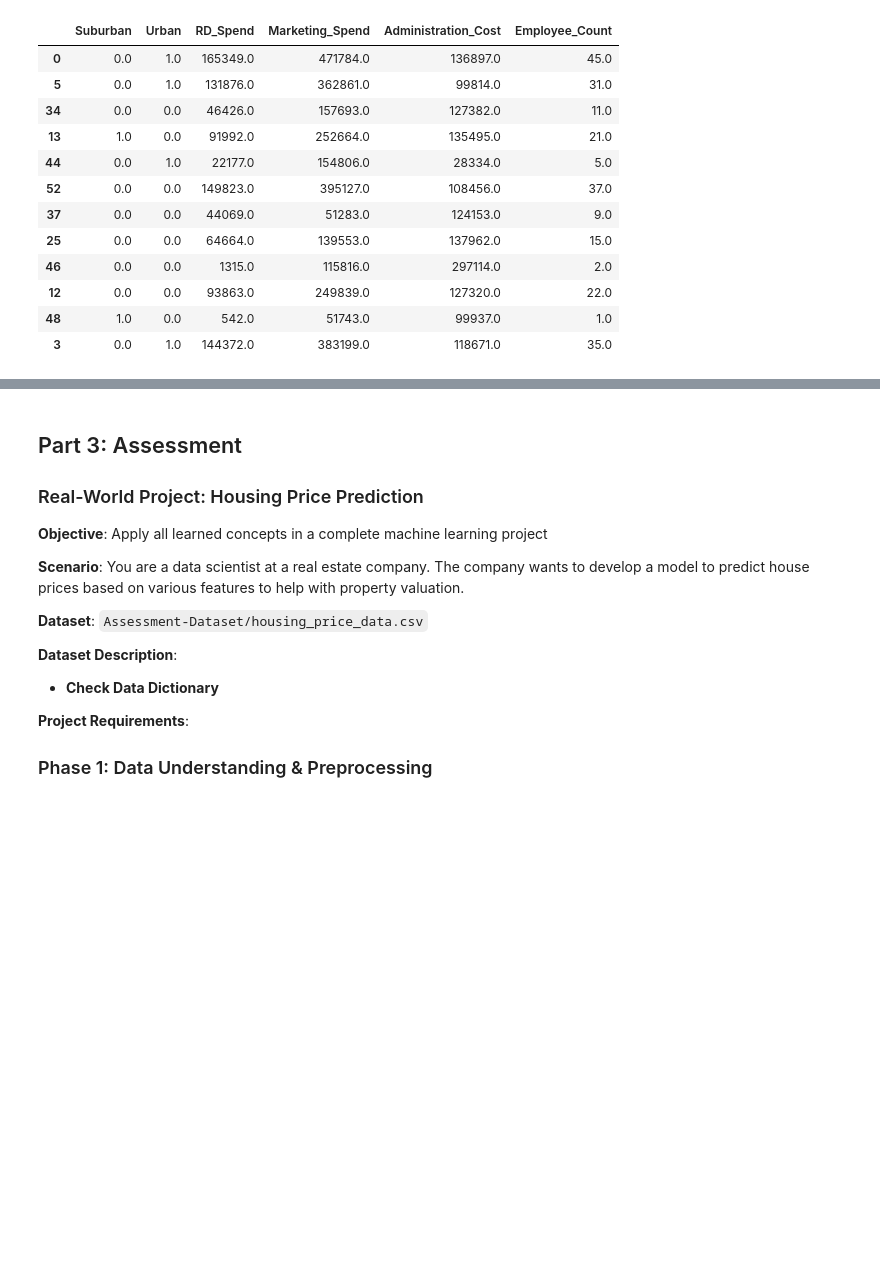
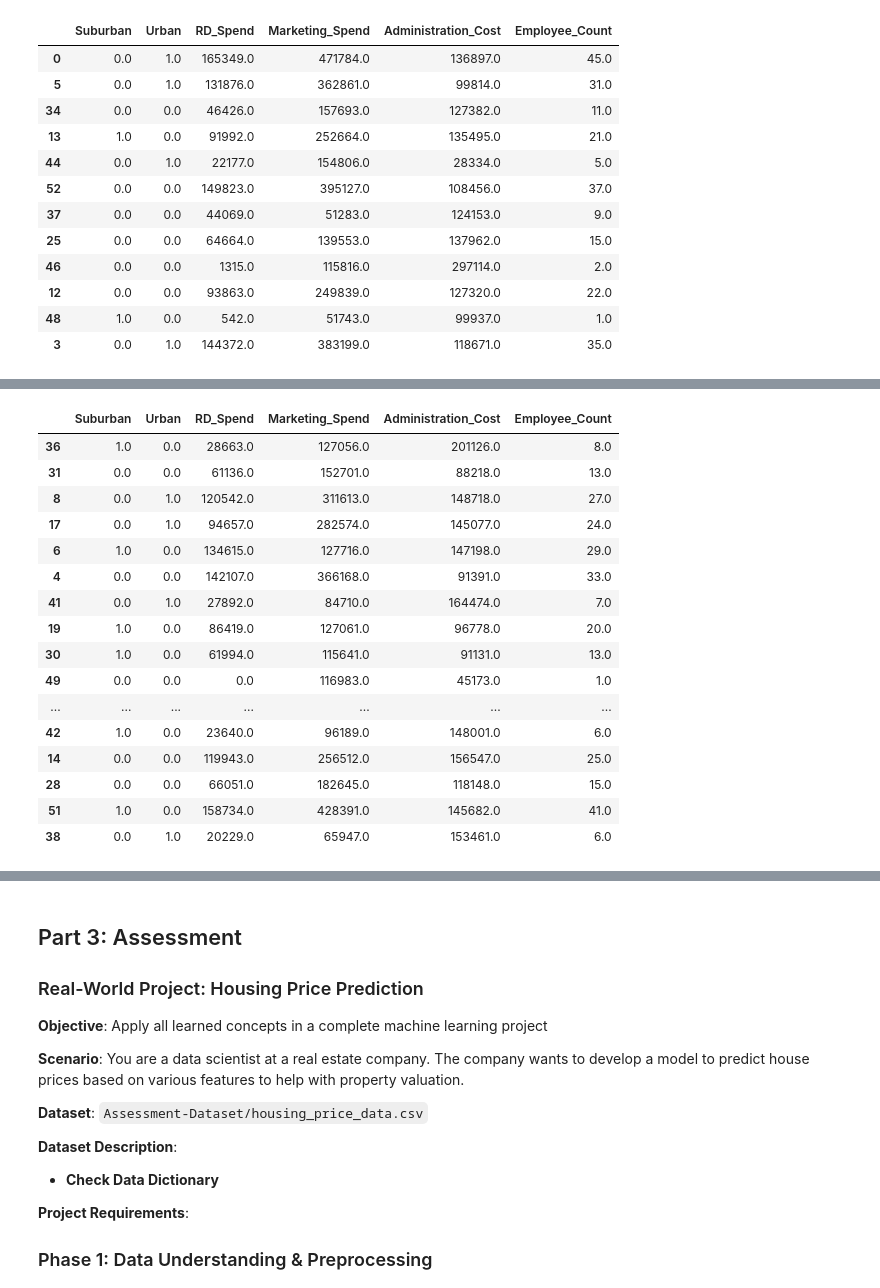
Before and after one commit to Ezerioha-ifeanyi/Week-14-Take-Home, a Jupyter notebook: Take Home.ipynb, the cells around one changed output, grey strips where cells are left out. Cells and saved outputs as stored; diff of their text form; code cells hidden in the pictures; blank space fills up the shorter version.

```diff
--- a/Take Home.ipynb
+++ b/Take Home.ipynb
@@ -1174,0 +1203,20 @@ X_test
+# %%
+X_train
+# %% [output]
+|  | Suburban | Urban | RD_Spend | Marketing_Spend | Administration_Cost | Employee_Count |
+| 36 | 1.0 | 0.0 | 28663.0 | 127056.0 | 201126.0 | 8.0 |
+| 31 | 0.0 | 0.0 | 61136.0 | 152701.0 | 88218.0 | 13.0 |
+| 8 | 0.0 | 1.0 | 120542.0 | 311613.0 | 148718.0 | 27.0 |
+| 17 | 0.0 | 1.0 | 94657.0 | 282574.0 | 145077.0 | 24.0 |
+| 6 | 1.0 | 0.0 | 134615.0 | 127716.0 | 147198.0 | 29.0 |
+| 4 | 0.0 | 0.0 | 142107.0 | 366168.0 | 91391.0 | 33.0 |
+| 41 | 0.0 | 1.0 | 27892.0 | 84710.0 | 164474.0 | 7.0 |
+| 19 | 1.0 | 0.0 | 86419.0 | 127061.0 | 96778.0 | 20.0 |
+| 30 | 1.0 | 0.0 | 61994.0 | 115641.0 | 91131.0 | 13.0 |
+| 49 | 0.0 | 0.0 | 0.0 | 116983.0 | 45173.0 | 1.0 |
+| ... | ... | ... | ... | ... | ... | ... |
+| 42 | 1.0 | 0.0 | 23640.0 | 96189.0 | 148001.0 | 6.0 |
+| 14 | 0.0 | 0.0 | 119943.0 | 256512.0 | 156547.0 | 25.0 |
+| 28 | 0.0 | 0.0 | 66051.0 | 182645.0 | 118148.0 | 15.0 |
+| 51 | 1.0 | 0.0 | 158734.0 | 428391.0 | 145682.0 | 41.0 |
+| 38 | 0.0 | 1.0 | 20229.0 | 65947.0 | 153461.0 | 6.0 |
```
Also changed, not shown: parts of 6 cells of this notebook.
